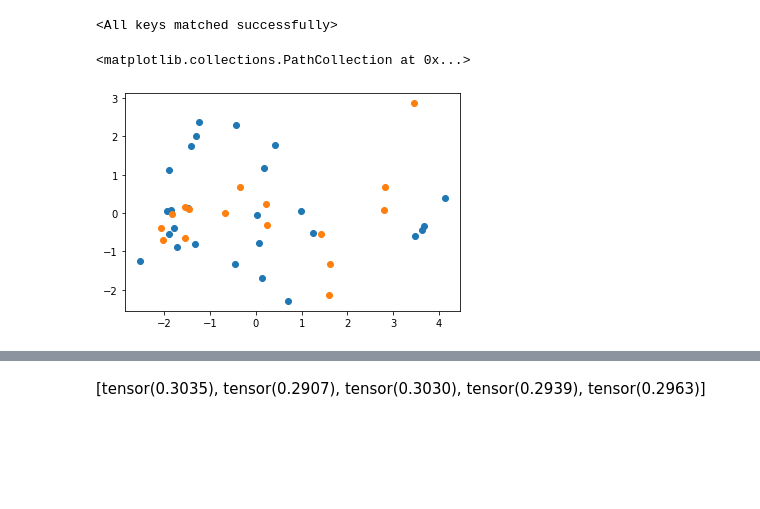
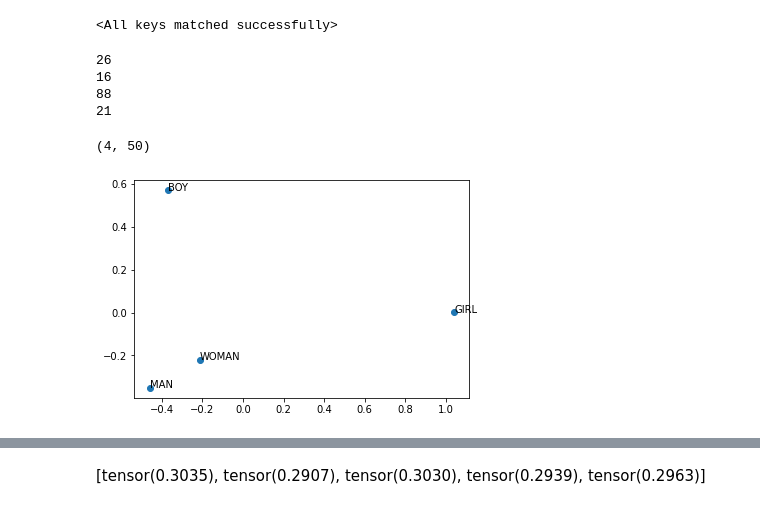
Before and after one commit to yjang43/Speech2Vec, a Jupyter notebook: analysis.ipynb, the cells around one changed output, grey strips where cells are left out. Saved outputs shown, nothing was run; the diff lists cells and outputs as text; code cells hidden in the pictures; blank space fills up the shorter version.

```diff
--- a/analysis.ipynb
+++ b/analysis.ipynb
@@ -91,25 +95,35 @@ model.load_state_dict(ckpt['state_dict'])
+# %%
+for w in sample_words:
+    print(len(mapper[w]))
+# %% [output]
+26
+16
+88
+21
 # %%
-
-boy = get_embedding('BOY', model, mapper, method='all')
-girl = get_embedding('GIRL', model, mapper, method='all')
-# get_embedding('BOY', model, mapper, method='all').shape
+for w in sample_words:
+    emb = get_embedding(w, model, mapper, method='average')
+    sample_embs.append(emb)
 # %%
-lbl = [0] * boy.size(0) + [1] * girl.size(0)
-emb = torch.cat((boy, girl), dim=0).numpy()
+embs = torch.cat(sample_embs, dim=0).numpy()
+print(embs.shape)
+# %% [output]
+(4, 50)
 # %%
 from sklearn.decomposition import PCA
 
 pca = PCA(n_components=2)
 # %%
-p_emb = pca.fit_transform(emb)
+p_emb = pca.fit_transform(embs)
 # %%
 import matplotlib.pyplot as plt
 # %%
-plt.scatter(p_emb[: boy.size(0), 0], p_emb[: boy.size(0), 1])
-plt.scatter(p_emb[boy.size(0): , 0], p_emb[boy.size(0): , 1])
+plt.scatter(p_emb[:, 0], p_emb[:, 1])
+# annotate
+for i, w in enumerate(sample_words):
+    plt.annotate(w, (p_emb[i, 0], p_emb[i, 1]))
 # %% [output]
-<matplotlib.collections.PathCollection at 0x...>
-[figure, old version]
+[figure, new version]
 # %%
 plt.scatter(p_emb[: boy.size(0), 0], p_emb[: boy.size(0), 1])
 plt.scatter(p_emb[boy.size(0): , 0], p_emb[boy.size(0): , 1])
```
Also changed, not shown: parts of 12 cells of this notebook.
